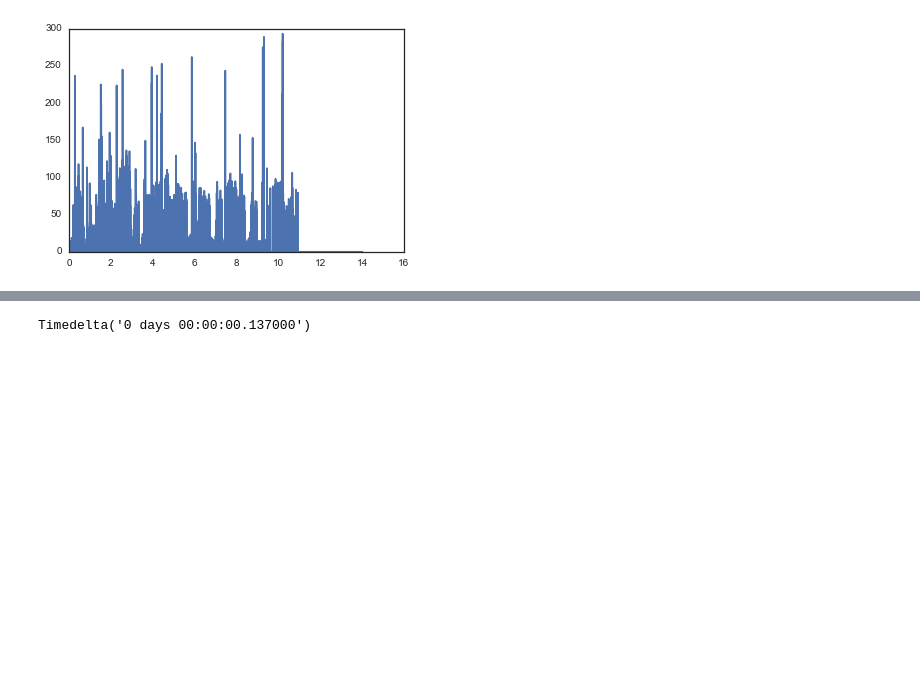
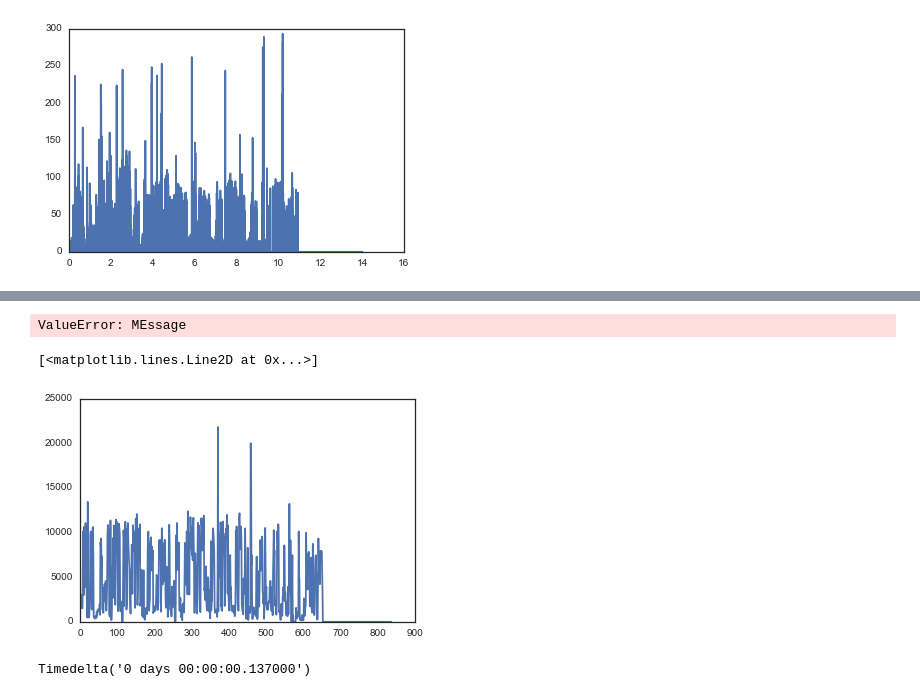
Before and after one commit to lmn93beo/Finch_Movement, a Jupyter notebook: Finch_Movement.ipynb, the cells around one changed output, grey strips where cells are left out. Cells and saved outputs as stored; diff of their text form; code cells hidden in the pictures; blank space fills up the shorter version.

Commit message:
Function for calculating aggregate activity per hour/min/sec

```diff
--- a/Finch_Movement.ipynb
+++ b/Finch_Movement.ipynb
@@ -97,3 +112,16 @@ A = timeseries[1]-timeseries[0]
+# %%
+aggregate_activity()
+# %% [output]
+ValueError: MEssage
+# %%
+day_frame_0925_grouped = day_frame_0925[['Hour','Minute','Displacement']].groupby(['Hour','Minute'],as_index=False)
+# %%
+agg_displacement = day_frame_0925_grouped.sum()
+# %%
+plt.plot(agg_displacement['Displacement'])
+# %% [output]
+[<matplotlib.lines.Line2D at 0x...>]
+[figure, added]
 # %%
 A
 # %% [output]
```
Also changed, not shown: parts of 6 cells of this notebook.
